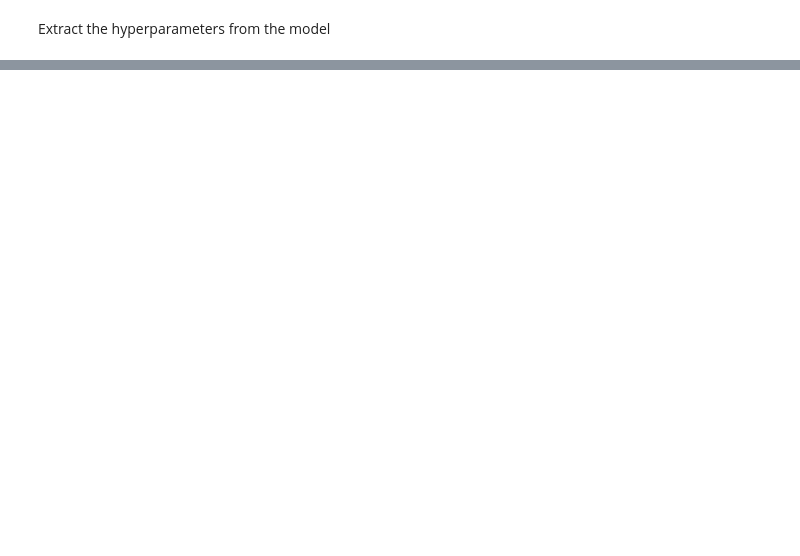
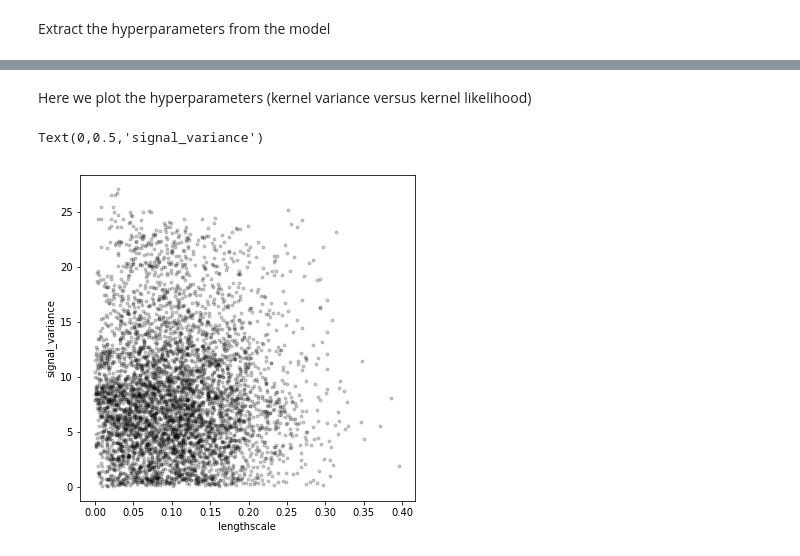
Before and after one commit to JustinJBeland/gpflow_1.0_toying, a Jupyter notebook: 1d_toy/example_1d.ipynb, the cells around one changed output, grey strips where cells are left out. Cells and saved outputs as stored; diff of their text form; code cells hidden in the pictures; blank space fills up the shorter version.

```diff
--- a/1d_toy/example_1d.ipynb
+++ b/1d_toy/example_1d.ipynb
@@ -111,0 +182,10 @@ lengthscales: [ 0.10657487]
+# %% [markdown]
+Here we plot the hyperparameters (kernel variance versus kernel likelihood)
+# %%
+plt.figure(figsize=(6,6))
+plt.plot(samples['GPR/kern/lengthscales'], samples['GPR/kern/variance'], 'k.', alpha=0.2)
+plt.xlabel('lengthscale')
+plt.ylabel('signal_variance')
+# %% [output]
+Text(0,0.5,'signal_variance')
+[figure, added]
```
Also changed, not shown: parts of 15 cells of this notebook.
